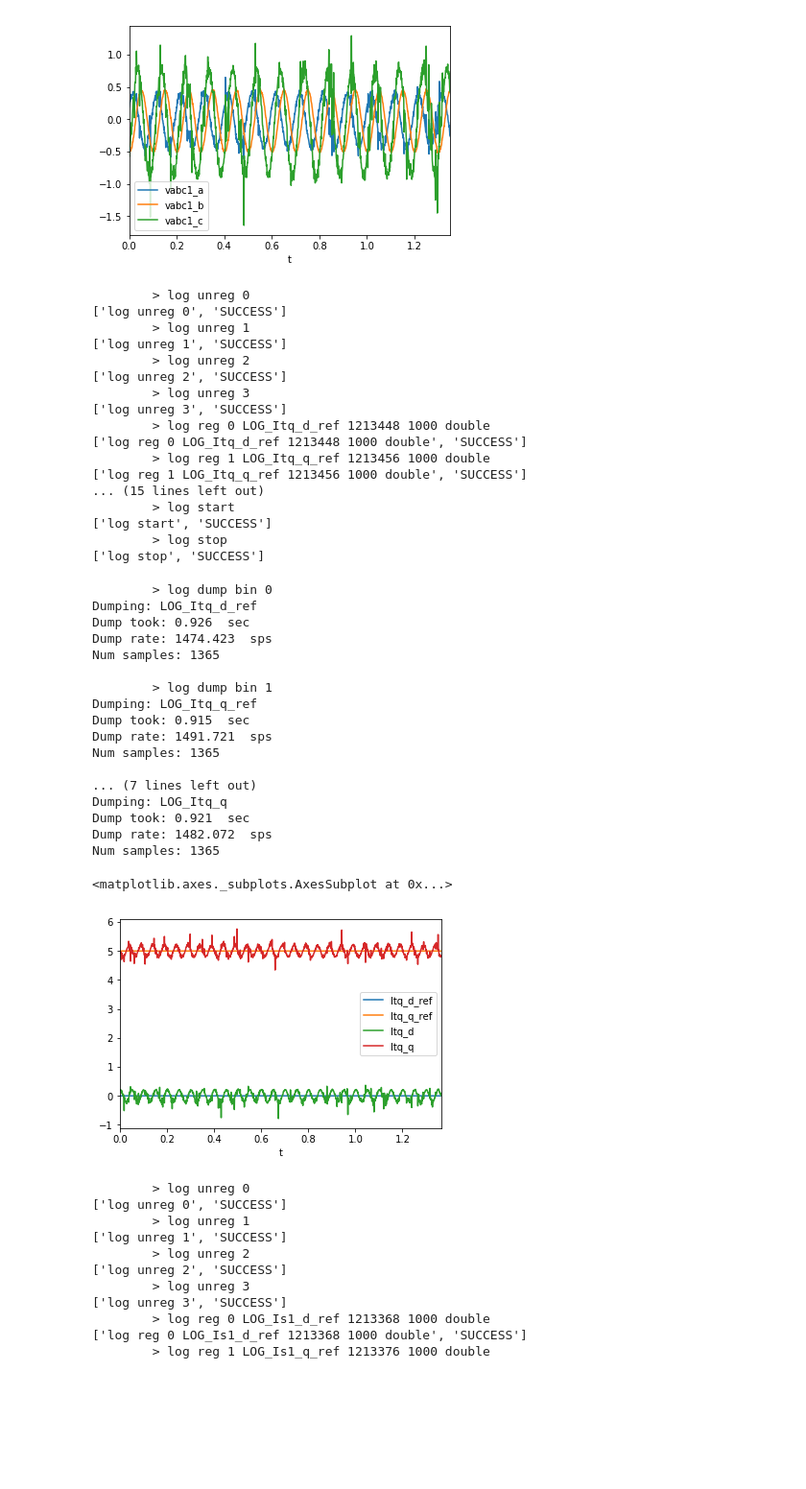
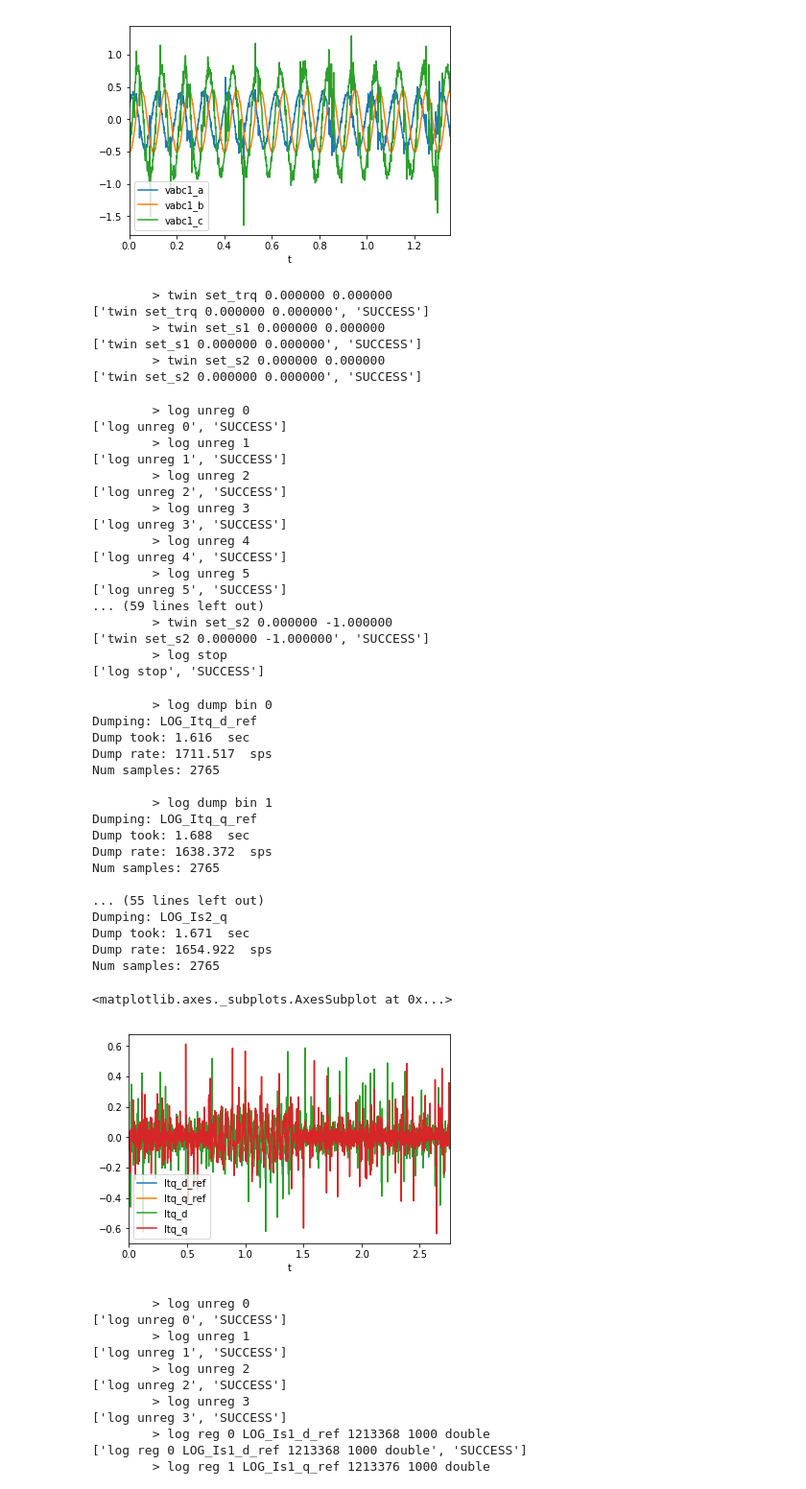
Before and after one commit to Zhouzhou377/Bearingless-Machine, a Jupyter notebook: My_C_Code/Scripts/Cabinet_test.ipynb, the cells around one changed output. Shown at 96% size. Saved outputs shown, nothing was run; the diff lists cells and outputs as text; code cells hidden in the pictures; blank space fills up the shorter version.

```diff
--- a/My_C_Code/Scripts/Cabinet_test.ipynb
+++ b/My_C_Code/Scripts/Cabinet_test.ipynb
@@ -286,22 +286,36 @@ Dump rate: 1446.820  sps
 Num samples: 1352
 <matplotlib.axes._subplots.AxesSubplot at 0x...>
 [figure]
+# %%
+cmd.twin_set_trq(0,0)
+cmd.twin_set_s1(0,0)
+cmd.twin_set_s2(0,0)
+# %% [output]
+        > twin set_trq 0.000000 0.000000
+['twin set_trq 0.000000 0.000000', 'SUCCESS']
+        > twin set_s1 0.000000 0.000000
+['twin set_s1 0.000000 0.000000', 'SUCCESS']
+        > twin set_s2 0.000000 0.000000
+['twin set_s2 0.000000 0.000000', 'SUCCESS']
 # %%
+cmd.twin_set_freq(100)
 logger.unregister_all()
-logger.register('Itq_d_ref Itq_q_ref Itq_d Itq_q', samples_per_sec = 1000, var_type = 'double')
+logger.register('Itq_d_ref Itq_q_ref Itq_d Itq_q Is1_d_ref Is1_q_ref Is1_d Is1_q Is2_d_ref Is2_q_ref Is2_d Is2_q', samples_per_sec = 1000, var_type = 'double')
 
 # View which variables are logged
 logger.info()
 
 logger.clear_all()
 logger.start()
-cmd.twin_set_freq(10)
+#cmd.twin_set_freq(10)
 cmd.twin_set_trq(0,5)
-cmd.twin_set_s1(0,1)
-cmd.twin_set_s2(0,1)
+cmd.twin_set_s1(0,0)
+#cmd.twin_set_s2(0,-1)
 # DATA IS BEING RECORDED
-time.sleep(1)
+time.sleep(0.5)
 
+cmd.twin_set_s1(1,0)
+time.sleep(0.5)
 
 logger.stop()
 # %% [output]
@@ -313,40 +327,40 @@ logger.stop()
 ['log unreg 2', 'SUCCESS']
         > log unreg 3
 ['log unreg 3', 'SUCCESS']
-        > log reg 0 LOG_Itq_d_ref 1213448 1000 double
-['log reg 0 LOG_Itq_d_ref 1213448 1000 double', 'SUCCESS']
-        > log reg 1 LOG_Itq_q_ref 1213456 1000 double
-['log reg 1 LOG_Itq_q_ref 1213456 1000 double', 'SUCCESS']
-... (15 lines left out)
-        > log start
-['log start', 'SUCCESS']
+        > log unreg 4
+['log unreg 4', 'SUCCESS']
+        > log unreg 5
+['log unreg 5', 'SUCCESS']
+... (59 lines left out)
+        > twin set_s2 0.000000 -1.000000
+['twin set_s2 0.000000 -1.000000', 'SUCCESS']
         > log stop
 ['log stop', 'SUCCESS']
 # %%
 
-data = logger.dump(file = 'test_data.csv')
+data = logger.dump(file = 'test_s120topn1.csv')
 data
 data.filter(regex="^Itq_d_ref|Itq_q_ref|Itq_d|Itq_q$").plot()
 # %% [output]
         > log dump bin 0
 Dumping: LOG_Itq_d_ref
-Dump took: 0.926  sec
-Dump rate: 1474.423  sps
-Num samples: 1365
+Dump took: 1.616  sec
+Dump rate: 1711.517  sps
+Num samples: 2765
 
         > log dump bin 1
 Dumping: LOG_Itq_q_ref
-Dump took: 0.915  sec
-Dump rate: 1491.721  sps
-Num samples: 1365
+Dump took: 1.688  sec
+Dump rate: 1638.372  sps
+Num samples: 2765
 
-... (7 lines left out)
-Dumping: LOG_Itq_q
-Dump took: 0.921  sec
-Dump rate: 1482.072  sps
-Num samples: 1365
+... (55 lines left out)
+Dumping: LOG_Is2_q
+Dump took: 1.671  sec
+Dump rate: 1654.922  sps
+Num samples: 2765
 <matplotlib.axes._subplots.AxesSubplot at 0x...>
-[figure, old version]
+[figure, new version]
 # %%
 logger.unregister_all()
 logger.register('Is1_d_ref Is1_q_ref Is1_d Is1_q', samples_per_sec = 1000, var_type = 'double')
```
Also changed, not shown: parts of 1 cell of this notebook, 1 other file.
